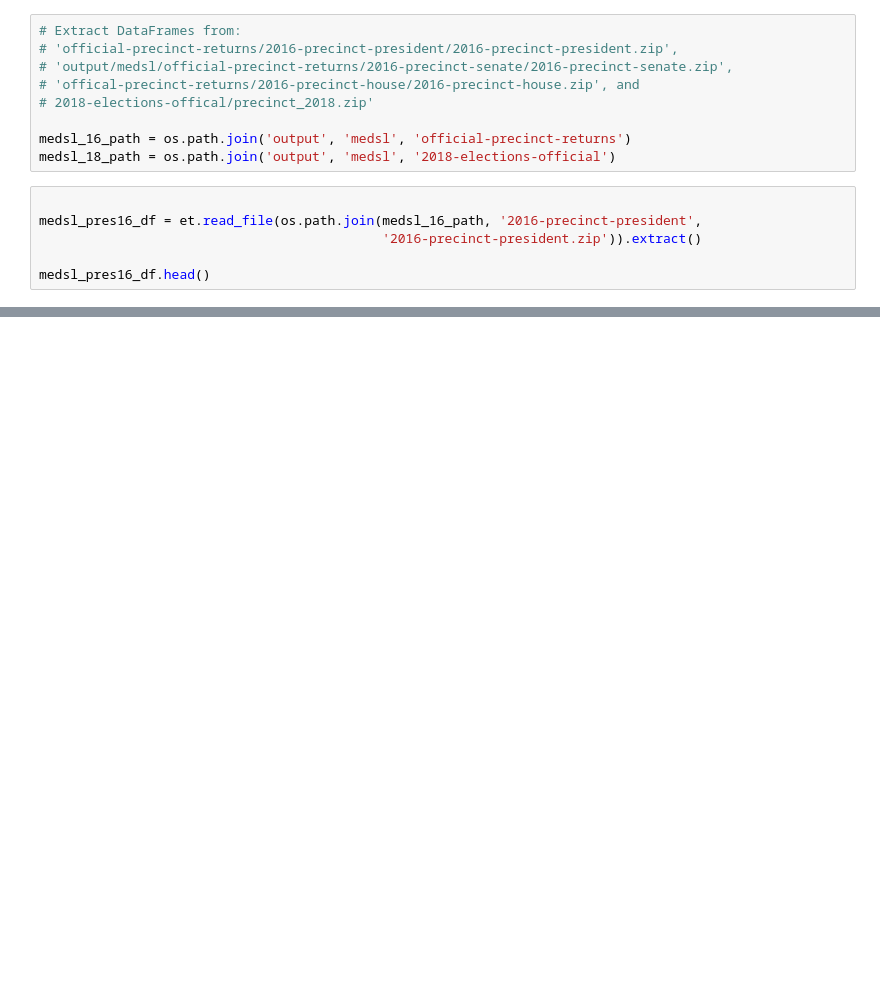
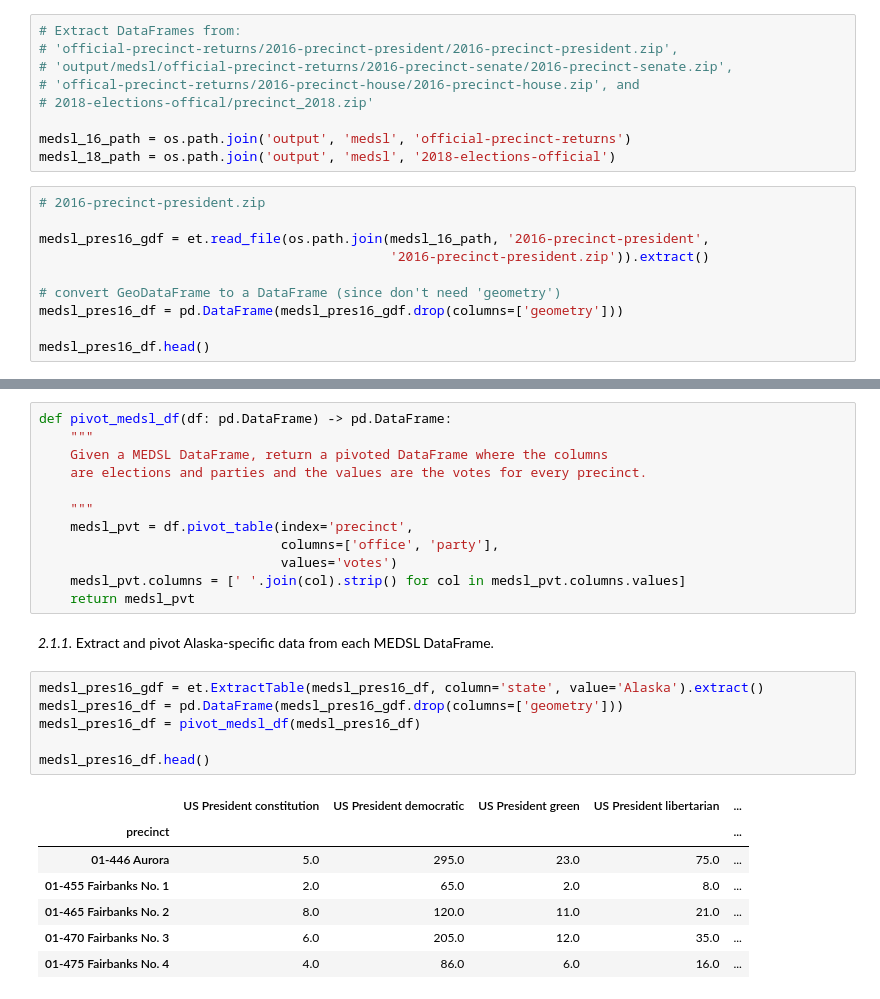
Before and after one commit to InnovativeInventor/gdutils, a Jupyter notebook: docs/source/src/examples/qa-case-alaska.ipynb, the cells around one changed output, grey strips where cells are left out. Cells and saved outputs as stored; diff of their text form; blank space fills up the shorter version.

```diff
--- a/docs/source/src/examples/qa-case-alaska.ipynb
+++ b/docs/source/src/examples/qa-case-alaska.ipynb
@@ -176,9 +158,13 @@ medsl_repos = ['official-precinct-returns', # precinct-level 2016 election resul
 medsl_16_path = os.path.join('output', 'medsl', 'official-precinct-returns')
 medsl_18_path = os.path.join('output', 'medsl', '2018-elections-official')
 # %%
+# 2016-precinct-president.zip
 
-medsl_pres16_df = et.read_file(os.path.join(medsl_16_path, '2016-precinct-president',
-                                            '2016-precinct-president.zip')).extract()
+medsl_pres16_gdf = et.read_file(os.path.join(medsl_16_path, '2016-precinct-president',
+                                             '2016-precinct-president.zip')).extract()
+
+# convert GeoDataFrame to a DataFrame (since don't need 'geometry')
+medsl_pres16_df = pd.DataFrame(medsl_pres16_gdf.drop(columns=['geometry']))
 
 medsl_pres16_df.head()
 # %% [output]
@@ -228,0 +248,28 @@ medsl_18_df.head()
+# %%
+def pivot_medsl_df(df: pd.DataFrame) -> pd.DataFrame:
+    """
+    Given a MEDSL DataFrame, return a pivoted DataFrame where the columns
+    are elections and parties and the values are the votes for every precinct.
+
+    """
+    medsl_pvt = df.pivot_table(index='precinct',
+                               columns=['office', 'party'],
+                               values='votes')
+    medsl_pvt.columns = [' '.join(col).strip() for col in medsl_pvt.columns.values]
+    return medsl_pvt
+# %% [markdown]
+*2.1.1.* Extract and pivot Alaska-specific data from each MEDSL DataFrame.
+# %%
+medsl_pres16_gdf = et.ExtractTable(medsl_pres16_df, column='state', value='Alaska').extract()
+medsl_pres16_df = pd.DataFrame(medsl_pres16_gdf.drop(columns=['geometry']))
+medsl_pres16_df = pivot_medsl_df(medsl_pres16_df)
+
+medsl_pres16_df.head()
+# %% [output]
+|  | US President constitution | US President democratic | US President green | US President libertarian | ... |
+| precinct |  |  |  |  | ... |
+| 01-446 Aurora | 5.0 | 295.0 | 23.0 | 75.0 | ... |
+| 01-455 Fairbanks No. 1 | 2.0 | 65.0 | 2.0 | 8.0 | ... |
+| 01-465 Fairbanks No. 2 | 8.0 | 120.0 | 11.0 | 21.0 | ... |
+| 01-470 Fairbanks No. 3 | 6.0 | 205.0 | 12.0 | 35.0 | ... |
+| 01-475 Fairbanks No. 4 | 4.0 | 86.0 | 6.0 | 16.0 | ... |
```
Also changed, not shown: parts of 19 cells of this notebook.
